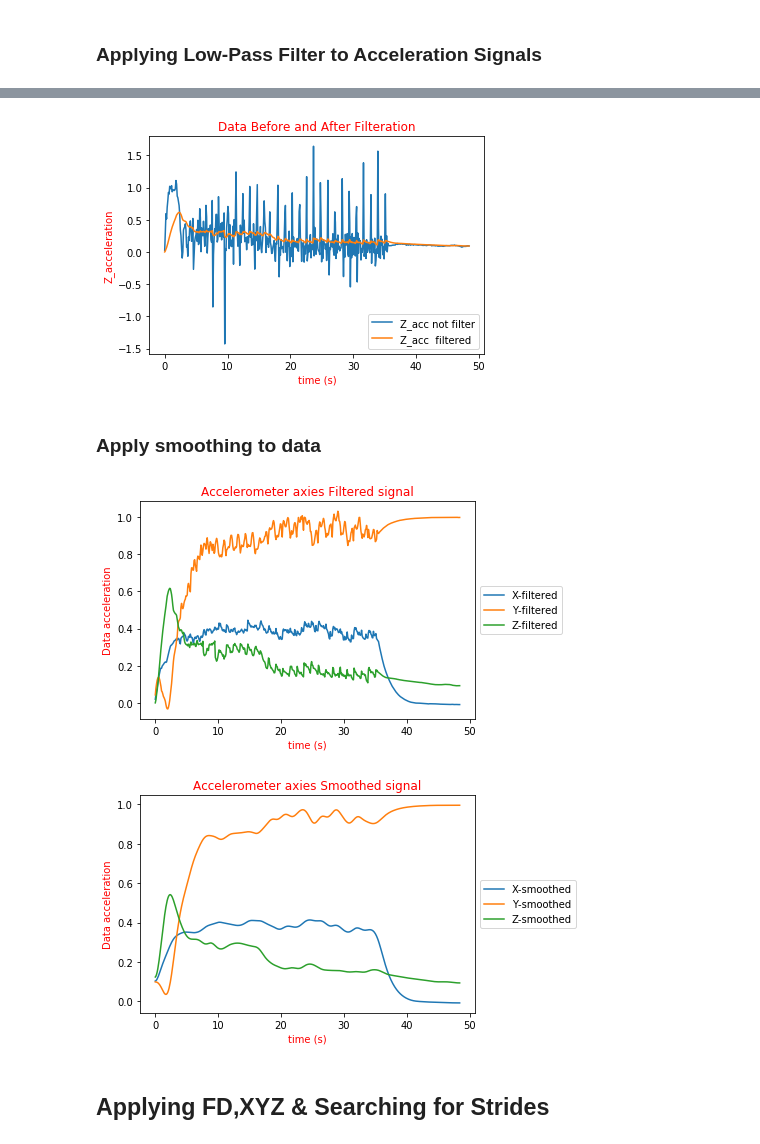
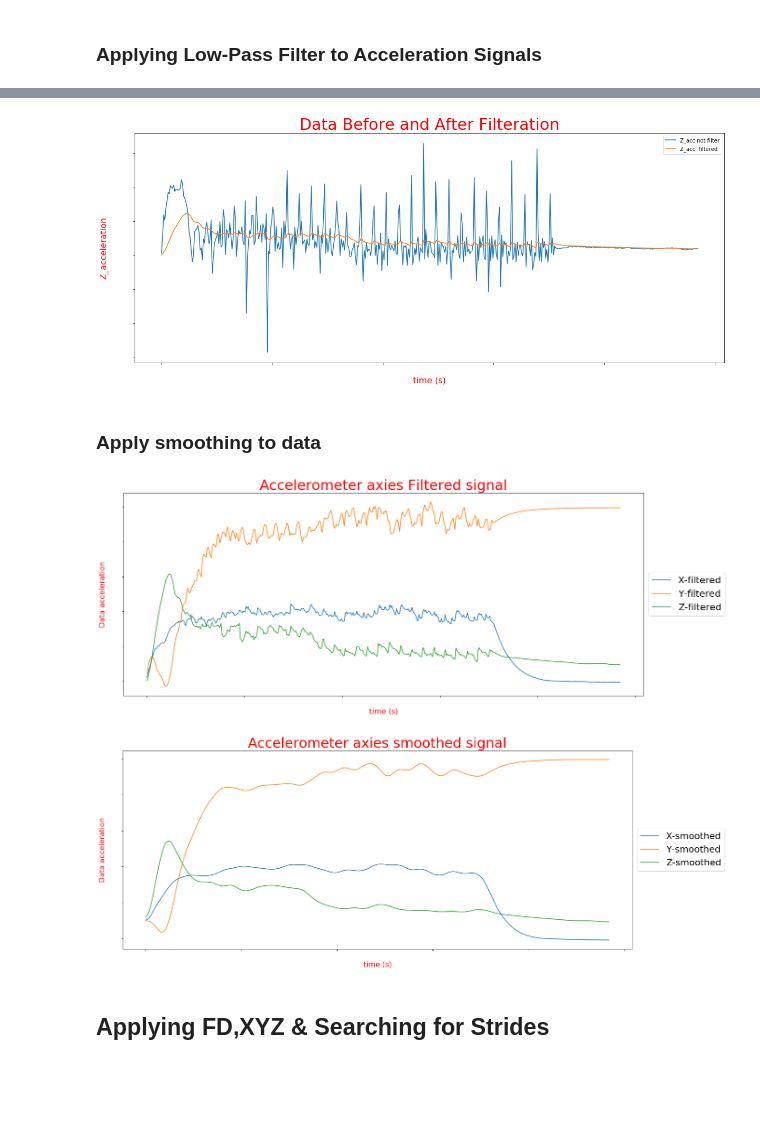
Before and after one commit to yousefkhaled282/Human-Activity-Recognition, a Jupyter notebook: Human Activity Recognition.ipynb, the cells around one changed output, grey strips where cells are left out. Cells and saved outputs as stored; diff of their text form; code cells hidden in the pictures; blank space fills up the shorter version.

```diff
--- a/Human Activity Recognition.ipynb
+++ b/Human Activity Recognition.ipynb
@@ -96,13 +101,16 @@ No handles with labels found to put in legend.
 # %%
+plt.figure(figsize=(20,8))
 plt.plot(df['timeElapsed'],df['z'],label='Z_acc not filter')
 plt.plot(df['timeElapsed'],Z_filtered,label='Z_acc  filtered')
-plt.title('Data Before and After Filteration',color='red')
-plt.ylabel('Z_acceleration',color='red')
-plt.xlabel('time (s)',color='red')
+plt.title('Data Before and After Filteration',color='red',fontsize=30)
+plt.ylabel('Z_acceleration',color='red',fontsize=16)
+plt.xlabel('time (s)',color='red',fontsize=16)
+plt.xticks(fontsize=16,color='white')
+plt.yticks(fontsize=16,color='white')
 plt.legend()
 plt.show()
 # %% [output]
-[figure, old version]
+[figure, new version]
 # %% [markdown]
 ### Apply smoothing to data
 # %%
@@ -111,28 +119,33 @@ X_smoothed = gaussian_filter1d(X_filtered, 6)
 Y_smoothed = gaussian_filter1d(Y_filtered, 6)
 Z_smoothed = gaussian_filter1d(Z_filtered, 6)
 # %%
+plt.figure(figsize=(20,8))
 plt.plot(df['timeElapsed'],X_filtered,label='X-filtered')
 plt.plot(df['timeElapsed'],Y_filtered,label='Y-filtered')
 plt.plot(df['timeElapsed'],Z_filtered,label='Z-filtered')
-plt.title('Accelerometer axies Filtered signal',color='red')
-plt.ylabel('Data acceleration',color='red')
-plt.xlabel('time (s)',color='red')
-plt.legend(loc='center left', bbox_to_anchor=(1, 0.5))
+plt.title('Accelerometer axies Filtered signal',color='red',fontsize=30)
+plt.ylabel('Data acceleration',color='red',fontsize=16)
+plt.xlabel('time (s)',color='red',fontsize=16)
+plt.legend(loc='center left', bbox_to_anchor=(1, 0.5),prop={'size': 20})
+plt.xticks(fontsize=16,color='white')
+plt.yticks(fontsize=16,color='white')
 plt.show()
 # %% [output]
-[figure, old version]
+[figure, new version]
 # %%
+plt.figure(figsize=(20,8))
 plt.plot(df['timeElapsed'],X_smoothed,label='X-smoothed')
 plt.plot(df['timeElapsed'],Y_smoothed,label='Y-smoothed')
 plt.plot(df['timeElapsed'],Z_smoothed,label='Z-smoothed')
-plt.title('Accelerometer axies Smoothed signal',color='red')
-plt.ylabel('Data acceleration',color='red')
-
-plt.xlabel('time (s)',color='red')
-plt.legend(loc='center left', bbox_to_anchor=(1, 0.5))
+plt.title('Accelerometer axies smoothed signal',color='red',fontsize=30)
+plt.ylabel('Data acceleration',color='red',fontsize=16)
+plt.xlabel('time (s)',color='red',fontsize=16)
+plt.legend(loc='center left', bbox_to_anchor=(1, 0.5),prop={'size': 20})
+plt.xticks(fontsize=16,color='white')
+plt.yticks(fontsize=16,color='white')
 plt.show()
 # %% [output]
-[figure, old version]
+[figure, new version]
 # %% [markdown]
 ## Applying FD,XYZ & Searching for Strides
 # %%
```
Also changed, not shown: parts of 12 cells of this notebook.
